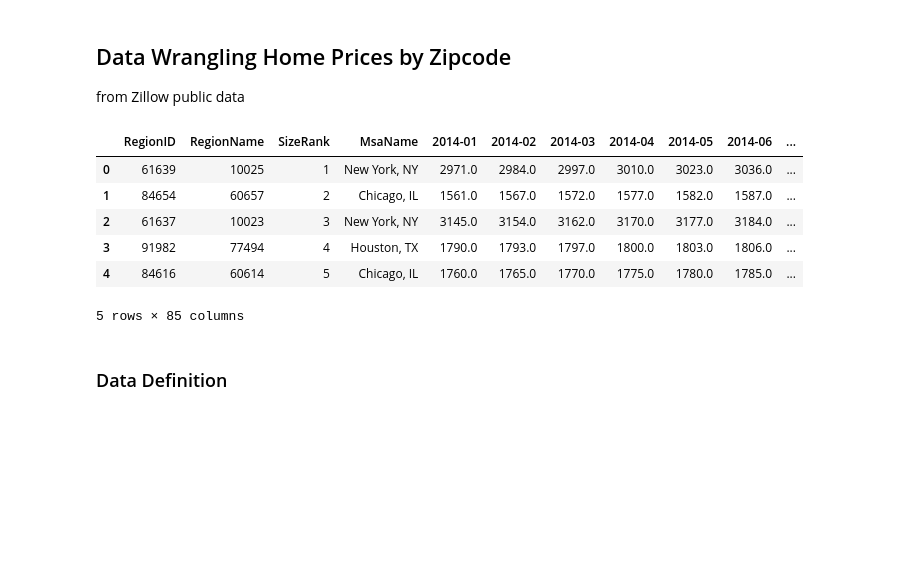
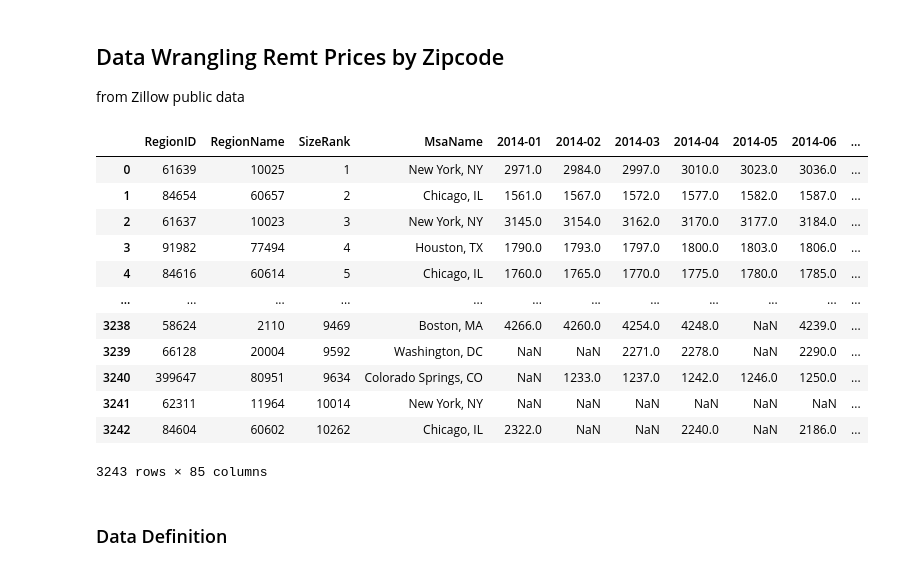
Before and after one commit to jjfrasca/Capstone_2, a Jupyter notebook: notebooks/2.0-jjf-initial-data-wrangling-zipcodeRentPrices.ipynb, the cells around one changed output. Cells and saved outputs as stored; diff of their text form; code cells hidden in the pictures; blank space fills up the shorter version.

Commit message:
rentPrices wrangled, needs summary

```diff
--- a/notebooks/2.0-jjf-initial-data-wrangling-zipcodeRentPrices.ipynb
+++ b/notebooks/2.0-jjf-initial-data-wrangling-zipcodeRentPrices.ipynb
@@ -1,5 +1,5 @@
 # %% [markdown]
-## Data Wrangling Home Prices by Zipcode
+## Data Wrangling Remt Prices by Zipcode
 from Zillow public data
 # %%
 #Import pandas, matplotlib.pyplot, and seaborn
@@ -16,14 +16,20 @@ os.chdir(path)
 #load rental data
 df_rents = pd.read_csv('Zip_ZORI_AllHomesPlusMultifamily_SSA.csv')
 # %%
-df_rents.head()
+df_rents
 # %% [output]
 |  | RegionID | RegionName | SizeRank | MsaName | 2014-01 | 2014-02 | 2014-03 | 2014-04 | 2014-05 | 2014-06 | ... |
 | 0 | 61639 | 10025 | 1 | New York, NY | 2971.0 | 2984.0 | 2997.0 | 3010.0 | 3023.0 | 3036.0 | ... |
 | 1 | 84654 | 60657 | 2 | Chicago, IL | 1561.0 | 1567.0 | 1572.0 | 1577.0 | 1582.0 | 1587.0 | ... |
 | 2 | 61637 | 10023 | 3 | New York, NY | 3145.0 | 3154.0 | 3162.0 | 3170.0 | 3177.0 | 3184.0 | ... |
 | 3 | 91982 | 77494 | 4 | Houston, TX | 1790.0 | 1793.0 | 1797.0 | 1800.0 | 1803.0 | 1806.0 | ... |
 | 4 | 84616 | 60614 | 5 | Chicago, IL | 1760.0 | 1765.0 | 1770.0 | 1775.0 | 1780.0 | 1785.0 | ... |
+| ... | ... | ... | ... | ... | ... | ... | ... | ... | ... | ... | ... |
+| 3238 | 58624 | 2110 | 9469 | Boston, MA | 4266.0 | 4260.0 | 4254.0 | 4248.0 | NaN | 4239.0 | ... |
+| 3239 | 66128 | 20004 | 9592 | Washington, DC | NaN | NaN | 2271.0 | 2278.0 | NaN | 2290.0 | ... |
+| 3240 | 399647 | 80951 | 9634 | Colorado Springs, CO | NaN | 1233.0 | 1237.0 | 1242.0 | 1246.0 | 1250.0 | ... |
+| 3241 | 62311 | 11964 | 10014 | New York, NY | NaN | NaN | NaN | NaN | NaN | NaN | ... |
+| 3242 | 84604 | 60602 | 10262 | Chicago, IL | 2322.0 | NaN | NaN | 2240.0 | NaN | 2186.0 | ... |
-5 rows × 85 columns
+3243 rows × 85 columns
 # %% [markdown]
 ### Data Definition
```
Also changed, not shown: parts of 17 cells of this notebook.
